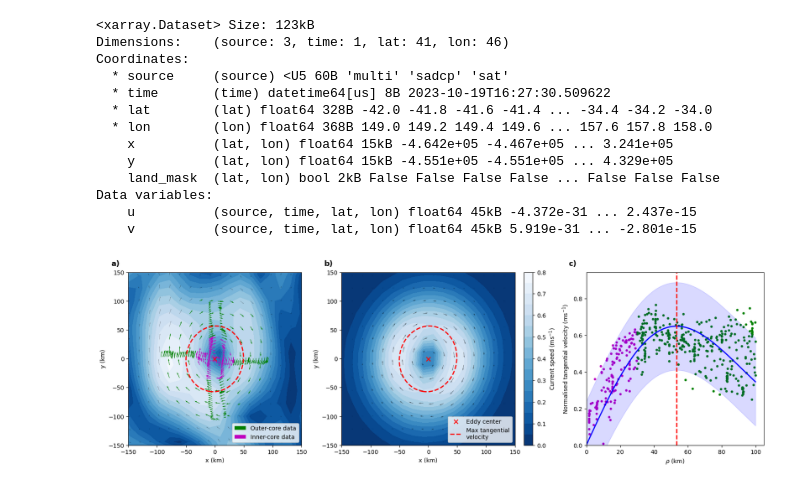
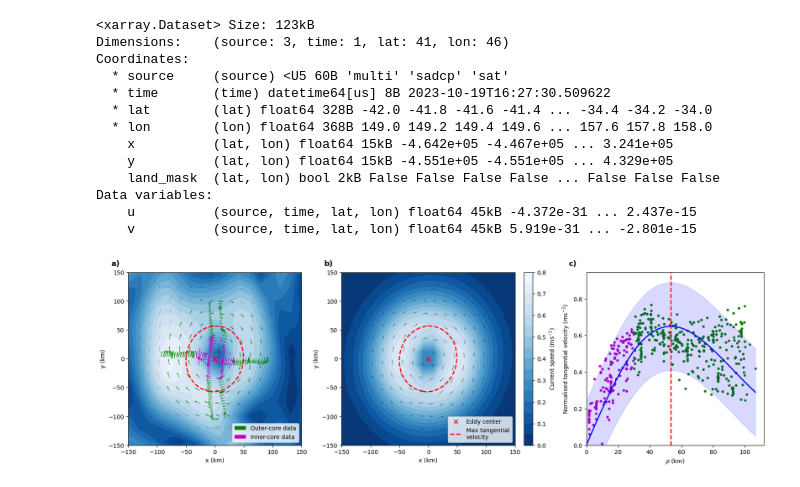
Before and after one commit to regdowse/elliptical_streamfunction_parametrisation, a Jupyter notebook: LATTE_app1_multiplatform_data.ipynb, the cells around one changed output. Saved outputs shown, nothing was run; the diff lists cells and outputs as text; code cells hidden in the pictures.

```diff
--- a/LATTE_app1_multiplatform_data.ipynb
+++ b/LATTE_app1_multiplatform_data.ipynb
@@ -222,7 +222,7 @@ Data variables:
     u          (source, time, lat, lon) float64 45kB -4.372e-31 ... 2.437e-15
     v          (source, time, lat, lon) float64 45kB 5.919e-31 ... -2.801e-15
 # %%
-def plot_model(df_rho, source, df_res, ds_sat, ds_model, df_xyuv, spac=1, scale=20,
+def plot_model(source, df_res, ds_sat, ds_model, df_xyuv, spac=1, scale=20,
                       xlim=(-170, 170), ylim=(-170, 170), out_thresh=False, plot_data=False):
 
     data = df_res[df_res.source == source].iloc[0]
@@ -306,7 +306,8 @@ def plot_model(df_rho, source, df_res, ds_sat, ds_model, df_xyuv, spac=1, scale=
 
     fig.colorbar(h1, ax=axs[1], label=r"Current speed (ms$^{-1}$)", fraction=0.05, pad=0.02)
 
-    out_core_param_fit(df_rho.rho2/1e6, df_rho.Qr/1e3, df_rho.vt, Omega0=data.Omega, ax=axs[2], plot=True, km_flag=True, pred_flag=True)
+    out_core_param_fit(df_xyuv.xi/1e3, df_xyuv.yi/1e3, df_xyuv.ui, df_xyuv.vi, data.xc/1e3, data.yc/1e3, data.Q, Omega0=data.Omega, ax=axs[2],
+                       plot=True, km_flag=True, pred_flag=True)
     axs[2].set_title('')
     axs[2].set_xlabel(r'$\rho$ (km)')
     axs[2].set_ylabel(r'Normalised tangential velocity (ms$^{-1}$)')
@@ -315,9 +316,9 @@ def plot_model(df_rho, source, df_res, ds_sat, ds_model, df_xyuv, spac=1, scale=
 
     plt.show()
 # %%
-plot_model(df_rho_multi, 'multi', df_res, ds_sat, ds_model, df_xyuv, plot_data=True)
+plot_model('multi', df_res, ds_sat, ds_model, df_xyuv, plot_data=True)
 # %% [output]
-[figure, old version]
+[figure, new version]
 # %%
 # Results
 df_paper = df_res.copy()
```
Also changed, not shown: 3 other files.
